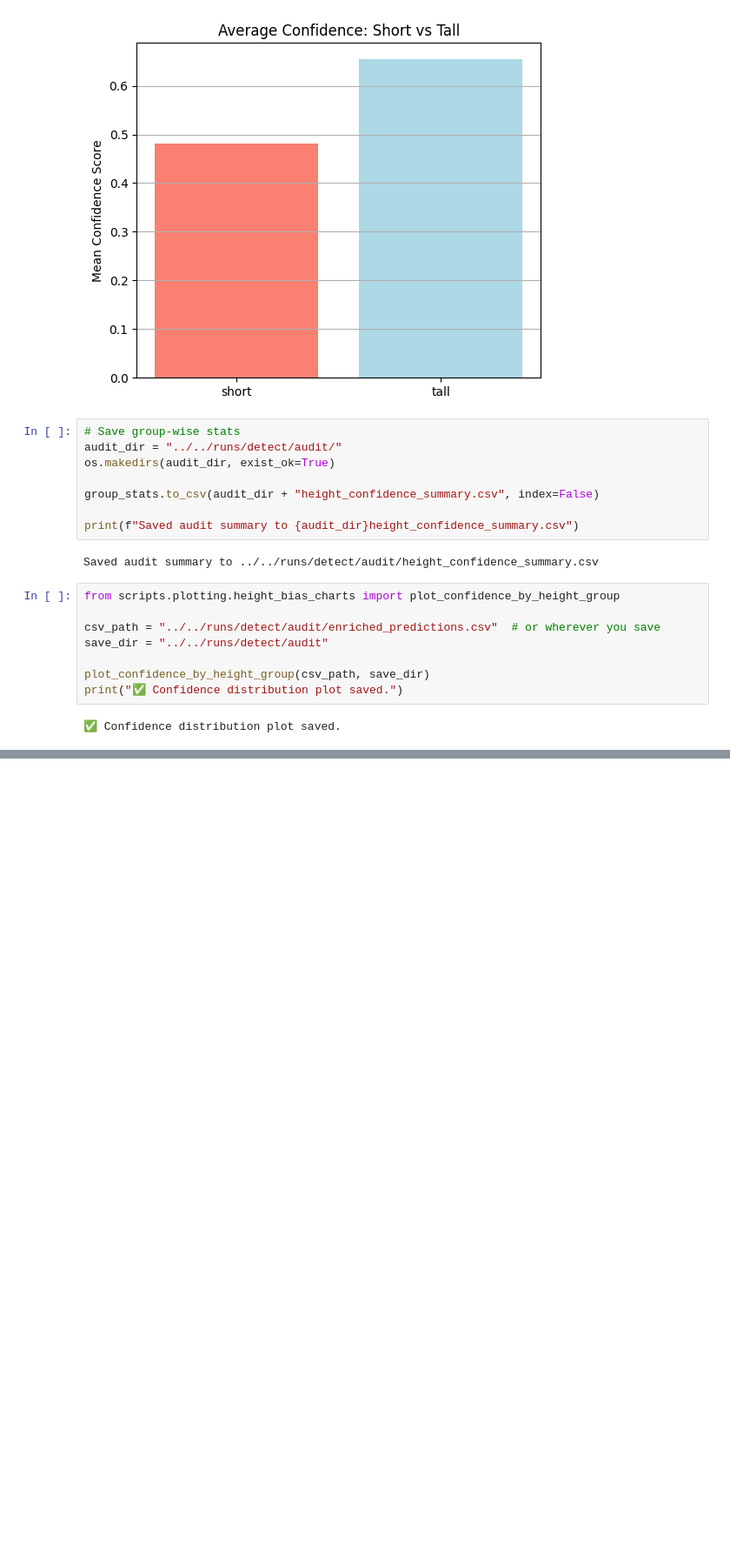
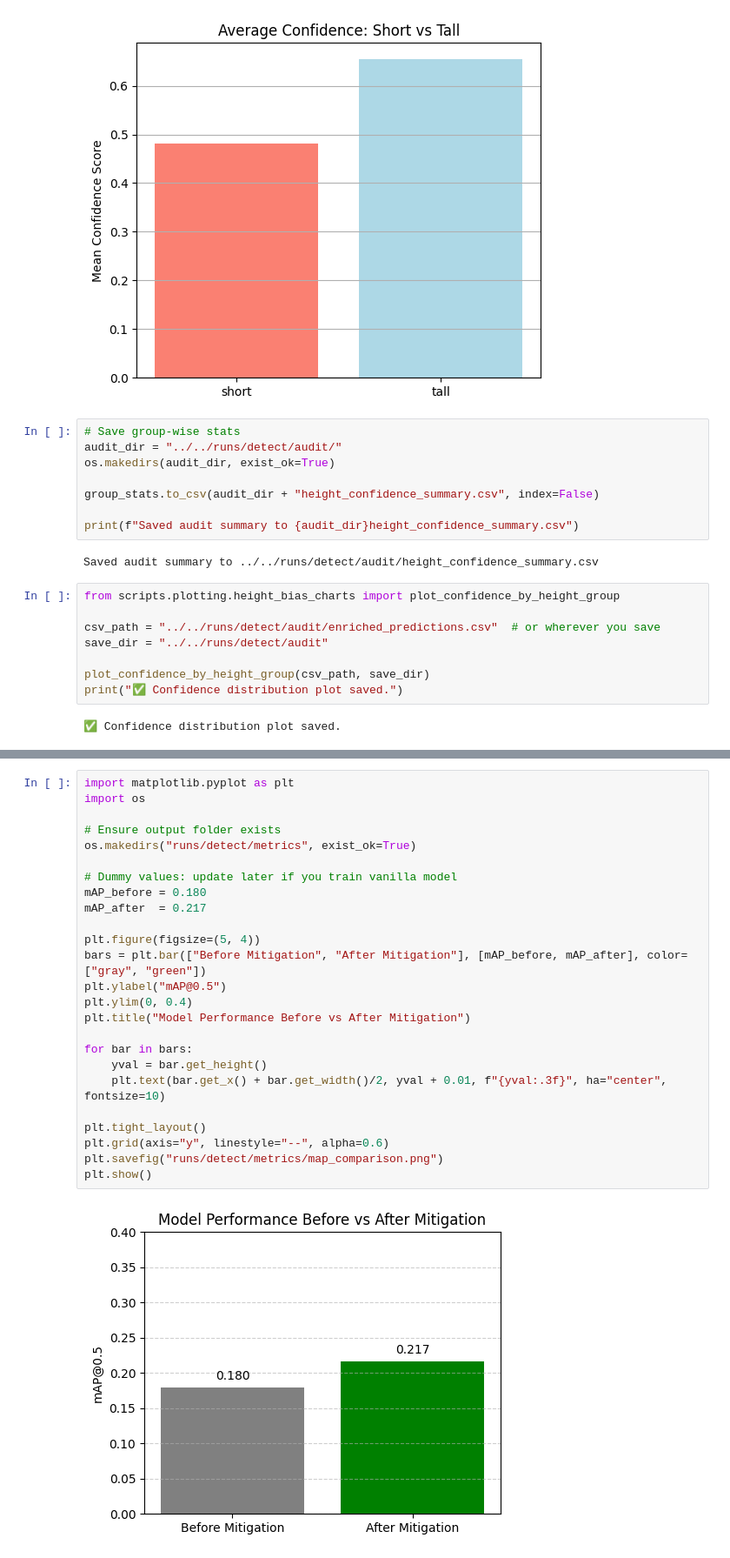
Before and after one commit to Nishanth-6/fair-pedestrian-detection, a Jupyter notebook: scripts/notebooks/fairness_analysis.ipynb, the cells around one changed output, grey strips where cells are left out. Shown at 87% size. Saved outputs shown, nothing was run; the diff lists cells and outputs as text; blank space fills up the shorter version.

```diff
--- a/scripts/notebooks/fairness_analysis.ipynb
+++ b/scripts/notebooks/fairness_analysis.ipynb
@@ -153,0 +217,27 @@ print("✅ Confidence distribution plot saved.")
+# %%
+import matplotlib.pyplot as plt
+import os
+
+# Ensure output folder exists
+os.makedirs("runs/detect/metrics", exist_ok=True)
+
+# Dummy values: update later if you train vanilla model
+mAP_before = 0.180
+mAP_after  = 0.217
+
+plt.figure(figsize=(5, 4))
+bars = plt.bar(["Before Mitigation", "After Mitigation"], [mAP_before, mAP_after], color=["gray", "green"])
+plt.ylabel("mAP@0.5")
+plt.ylim(0, 0.4)
+plt.title("Model Performance Before vs After Mitigation")
+
+for bar in bars:
+    yval = bar.get_height()
+    plt.text(bar.get_x() + bar.get_width()/2, yval + 0.01, f"{yval:.3f}", ha="center", fontsize=10)
+
+plt.tight_layout()
+plt.grid(axis="y", linestyle="--", alpha=0.6)
+plt.savefig("runs/detect/metrics/map_comparison.png")
+plt.show()
+# %% [output]
+[figure, added]
```
Also changed, not shown: parts of 4 cells of this notebook, 6 other files.
